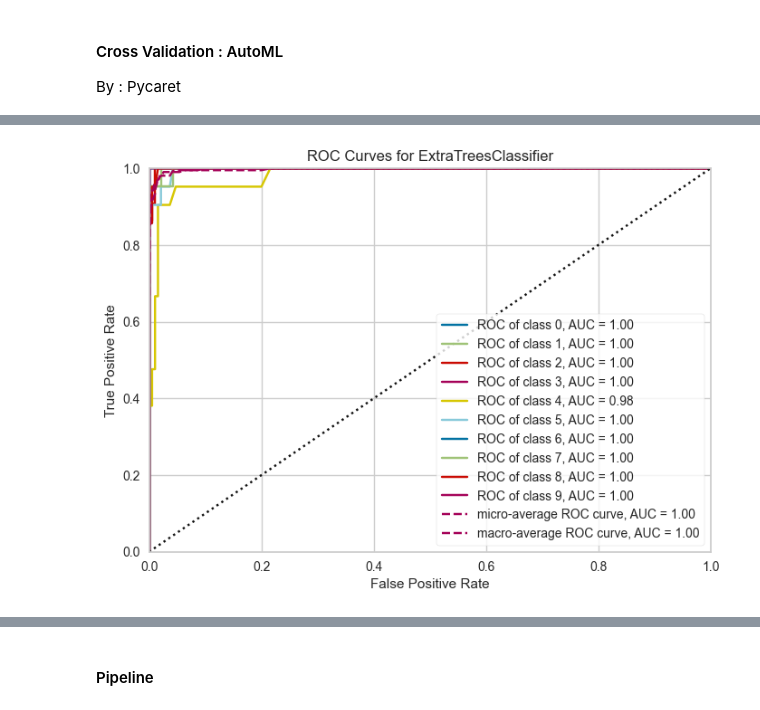
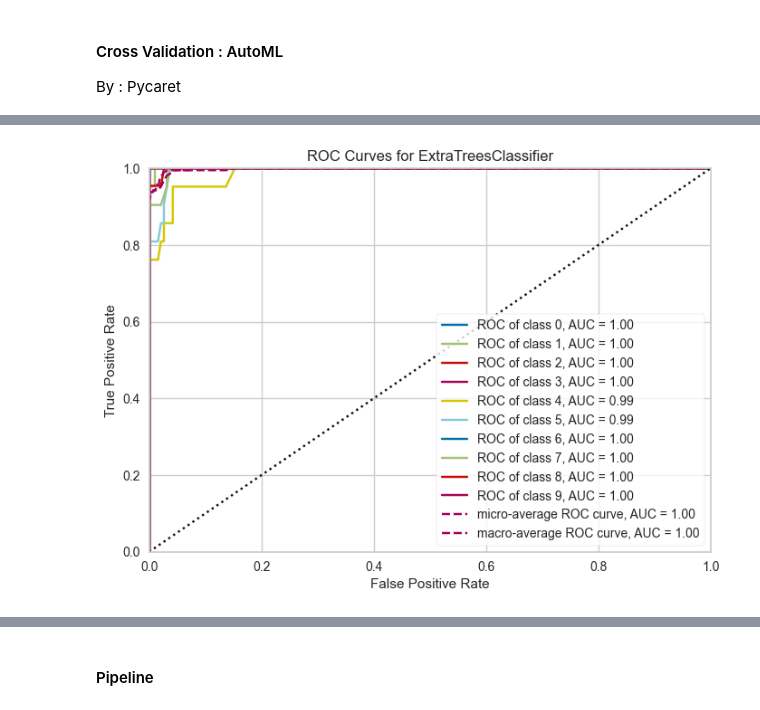
Before and after one commit to HikariJadeEmpire/THNumber_img_classification, a Jupyter notebook: numberclassifier.ipynb, the cells around one changed output, grey strips where cells are left out. Drawn from its saved outputs; the diff is of its cells as text; code cells hidden in the pictures.

```diff
--- a/numberclassifier.ipynb
+++ b/numberclassifier.ipynb
@@ -260,0 +245,2 @@ Original model was better than the tuned model, hence it will be returned. NOTE:
+# %%
+model = create_model('et')
@@ -261,5 +264,5 @@ Original model was better than the tuned model, hence it will be returned. NOTE:
 # %%
-plot_model(tuned_model, plot = 'auc')
+plot_model(model, plot = 'auc')
 # %% [output]
 [interactive output not drawn]
-[figure, old version]
+[figure, new version]
```
Also changed, not shown: parts of 10 cells of this notebook, 1 other file.
